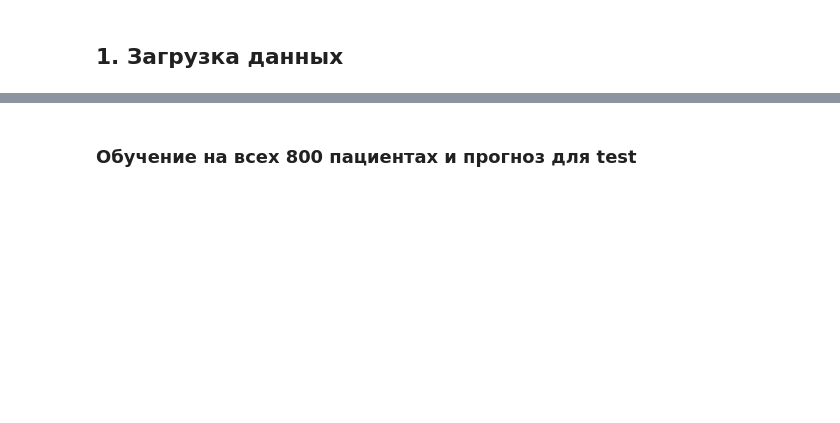
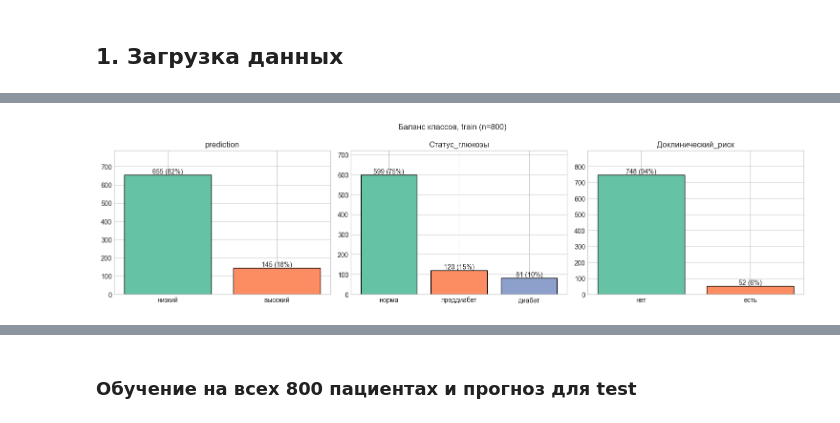
Before and after one commit to granddimoniks-hash/HW0210, a Jupyter notebook: your-sollution/task1_solution.ipynb, the cells around one changed output, grey strips where cells are left out. Cells and saved outputs as stored; diff of their text form; code cells hidden in the pictures; blank space fills up the shorter version.

Commit message:
Task 1: rework solution (tuned HistGB, Keller fuzzy KNN with glucose-weighted metric, report)

```diff
--- a/your-sollution/task1_solution.ipynb
+++ b/your-sollution/task1_solution.ipynb
@@ -309,23 +41,0 @@ train: 640 (18.1% высокого риска) | holdout: 160 (18.1%)
-# %%
-# Подбор гиперпараметров: интерпретируемая логрегрессия, SVM из базового решения и лучший по CV бустинг
-cv5 = StratifiedKFold(5, shuffle=True, random_state=RANDOM_STATE)
-grids = {
-    'LogReg': (LogisticRegression(class_weight='balanced', max_iter=5000),
-               {'clf__C': [0.01, 0.03, 0.1, 0.3, 1, 3, 10]}),
-    'SVM': (SVC(class_weight='balanced', probability=True, random_state=RANDOM_STATE),
-            {'clf__kernel': ['rbf', 'linear'], 'clf__C': [0.03, 0.1, 0.3, 1, 3],
-             'clf__gamma': ['scale', 0.01, 0.03]}),
-    'HistGradientBoosting': (HistGradientBoostingClassifier(class_weight='balanced', random_state=RANDOM_STATE),
-                             {'clf__max_depth': [2, 3, 4], 'clf__learning_rate': [0.03, 0.1],
-                              'clf__max_iter': [200, 500], 'clf__l2_regularization': [0.0, 1.0]}),
-}
-searches = {}
-for name, (model, grid) in grids.items():
-    gs = GridSearchCV(make_pipe(model), grid, scoring='roc_auc', cv=cv5, n_jobs=-1, refit=True)
-    gs.fit(X_tr, y_tr)
-    searches[name] = gs
-    print(f'{name:20s} лучший CV ROC-AUC = {gs.best_score_:.4f}  параметры: {gs.best_params_}')
-
-best_name = max(searches, key=lambda n: searches[n].best_score_)
-best_pipe = searches[best_name].best_estimator_
-print(f'\nВыбрана модель: {best_name} {searches[best_name].best_params_}')
@@ -544,0 +116,18 @@ display(err[err['тип'] == 'FN'][FEATURES + ['proba']])
+# %%
+fig, axes = plt.subplots(1, 3, figsize=(15, 4))
+names = {
+    TARGET: ['низкий', 'высокий'],
+    GLU_STATUS: ['норма', 'преддиабет', 'диабет'],
+    'Доклинический_риск': ['нет', 'есть'],
+}
+for ax, col in zip(axes, TARGETS):
+    vc = df[col].value_counts().sort_index()
+    ax.bar(names[col], vc.values, color=sns.color_palette('Set2', len(vc)), edgecolor='black')
+    for i, v in enumerate(vc.values):
+        ax.text(i, v, f'{v} ({v / len(df):.0%})', ha='center', va='bottom')
+    ax.set_ylim(0, vc.max() * 1.2)
+    ax.set_title(col)
+fig.suptitle('Баланс классов, train (n=800)')
+plt.tight_layout(); save(fig, '01_class_balance.png'); plt.show()
+# %% [output]
+[figure, added]
```
Also changed, not shown: parts of 59 cells of this notebook, 12 other files.
